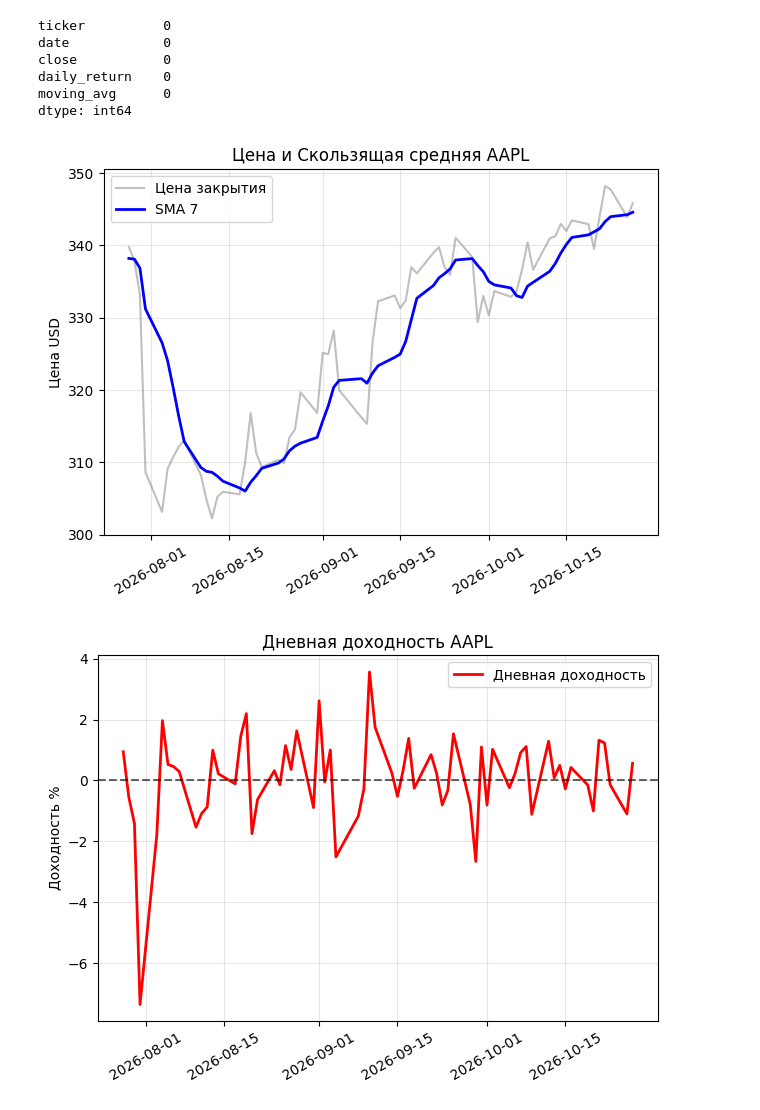
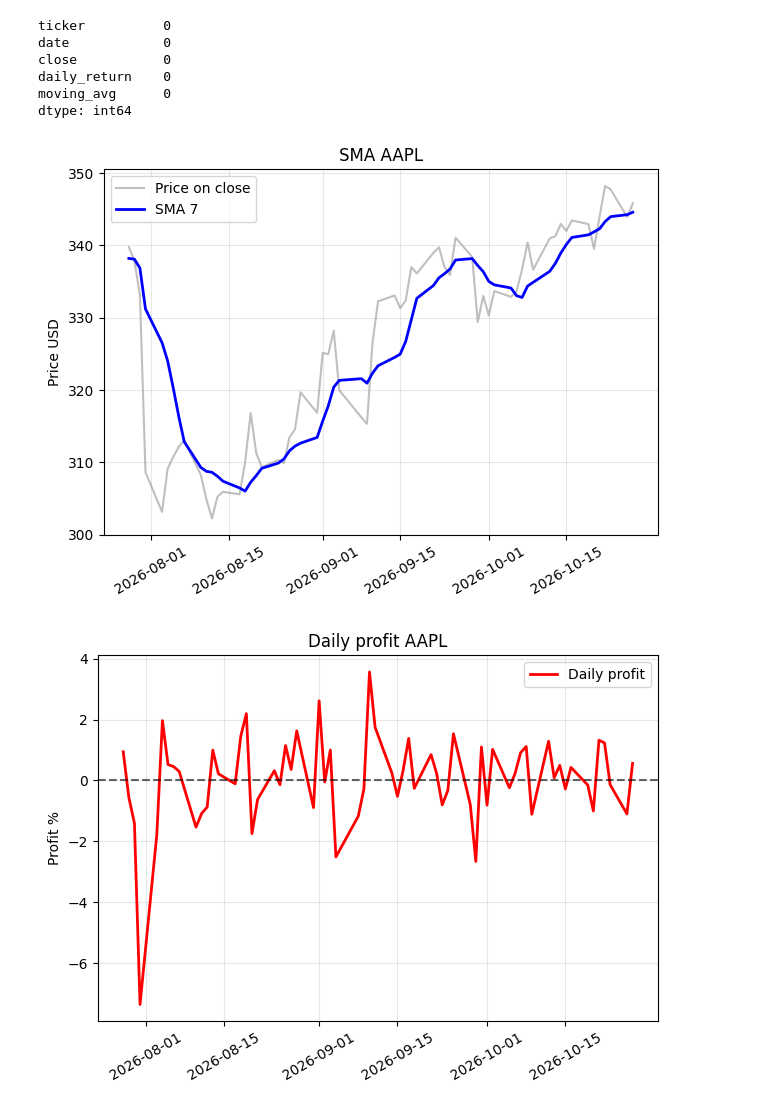
Before and after one commit to TheLevner/finance_analytics, a Jupyter notebook: analysis/daily-basic-metrics.ipynb, the cells around one changed output. Saved outputs shown, nothing was run; the diff lists cells and outputs as text; code cells hidden in the pictures.

```diff
--- a/analysis/daily-basic-metrics.ipynb
+++ b/analysis/daily-basic-metrics.ipynb
@@ -88,23 +88,23 @@ import matplotlib.pyplot as plt
 # %%
 df_AAPL = df[df['ticker'] == 'AAPL']
 
-plt.plot(df_AAPL['date'], df_AAPL['close'], label='Цена закрытия', color='gray', alpha=0.5)
+plt.plot(df_AAPL['date'], df_AAPL['close'], label='Price on close', color='gray', alpha=0.5)
 plt.plot(df_AAPL['date'], df_AAPL['moving_avg'], label='SMA 7', color='blue', linewidth=2)
-plt.title(f'Цена и Скользящая средняя AAPL')
-plt.ylabel('Цена USD')
+plt.title(f'SMA AAPL')
+plt.ylabel('Price USD')
 plt.xticks(rotation=30)
 
 plt.legend()
 plt.grid(True, alpha=0.3)
 plt.tight_layout()
 plt.show()
 # %% [output]
-[figure, old version]
+[figure, new version]
 # %%
-plt.plot(df_AAPL['date'], df_AAPL['daily_return'], label='Дневная доходность', color='red', linewidth=2)
+plt.plot(df_AAPL['date'], df_AAPL['daily_return'], label='Daily profit', color='red', linewidth=2)
 plt.axhline(0, color='black', linestyle='--', alpha=0.6)
-plt.title(f'Дневная доходность AAPL')
-plt.ylabel('Доходность %')
+plt.title(f'Daily profit AAPL')
+plt.ylabel('Profit %')
 plt.xticks(rotation=30)
 
 plt.legend()
@@ -112,4 +112,4 @@ plt.grid(True, alpha=0.3)
 plt.tight_layout()
 plt.show()
 # %% [output]
-[figure, old version]
+[figure, new version]
```
Also changed, not shown: parts of 3 cells of this notebook.
